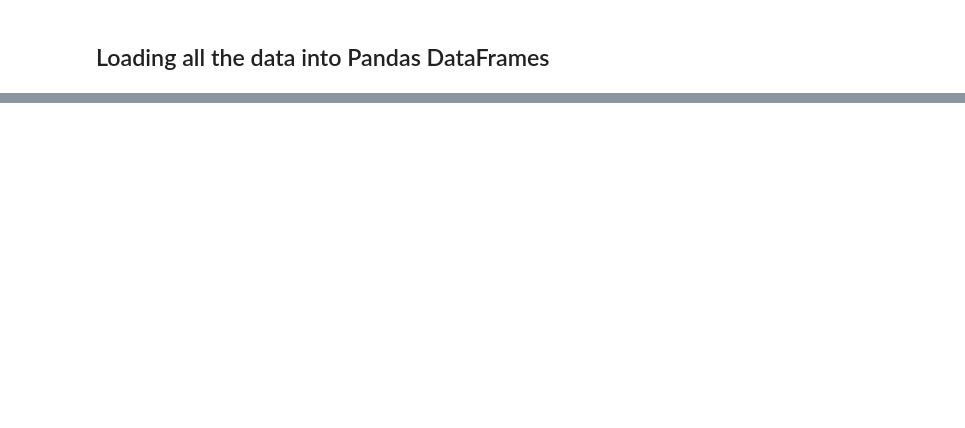
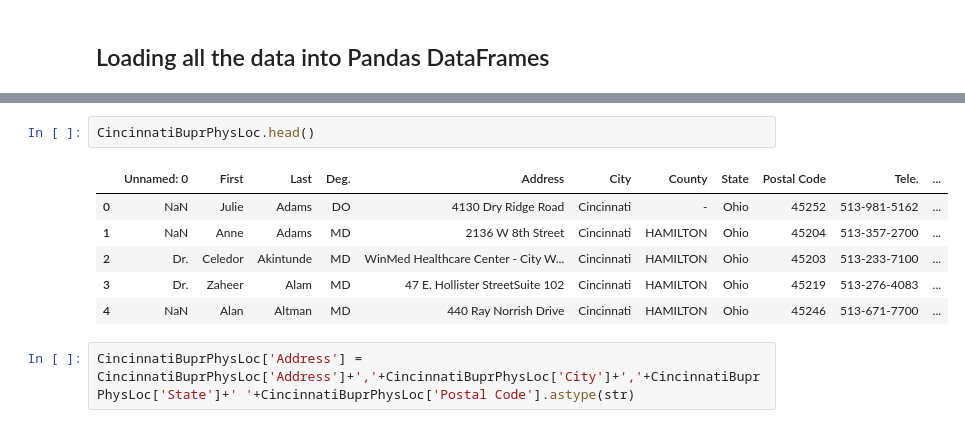
Before and after one commit to azadmehr/Opioid-Project---Cincinnati-OH, a Jupyter notebook: Opioid - Initial Data Analysis.ipynb, the cells around one changed output, grey strips where cells are left out. Drawn from its saved outputs; the diff is of its cells as text; blank space fills up the shorter version.

```diff
--- a/Opioid - Initial Data Analysis.ipynb
+++ b/Opioid - Initial Data Analysis.ipynb
@@ -281,0 +124,11 @@ nppes_provider_state
+# %%
+CincinnatiBuprPhysLoc.head()
+# %% [output]
+|  | Unnamed: 0 | First | Last | Deg. | Address | City | County | State | Postal Code | Tele. | ... |
+| 0 | NaN | Julie | Adams | DO | 4130 Dry Ridge Road | Cincinnati | - | Ohio | 45252 | 513-981-5162 | ... |
+| 1 | NaN | Anne | Adams | MD | 2136 W 8th Street | Cincinnati | HAMILTON | Ohio | 45204 | 513-357-2700 | ... |
+| 2 | Dr. | Celedor | Akintunde | MD | WinMed Healthcare Center - City W... | Cincinnati | HAMILTON | Ohio | 45203 | 513-233-7100 | ... |
+| 3 | Dr. | Zaheer | Alam | MD | 47 E. Hollister StreetSuite 102 | Cincinnati | HAMILTON | Ohio | 45219 | 513-276-4083 | ... |
+| 4 | NaN | Alan | Altman | MD | 440 Ray Norrish Drive | Cincinnati | HAMILTON | Ohio | 45246 | 513-671-7700 | ... |
+# %%
+CincinnatiBuprPhysLoc['Address'] = CincinnatiBuprPhysLoc['Address']+','+CincinnatiBuprPhysLoc['City']+','+CincinnatiBuprPhysLoc['State']+' '+CincinnatiBuprPhysLoc['Postal Code'].astype(str)
```
Also changed, not shown: parts of 42 cells of this notebook.
